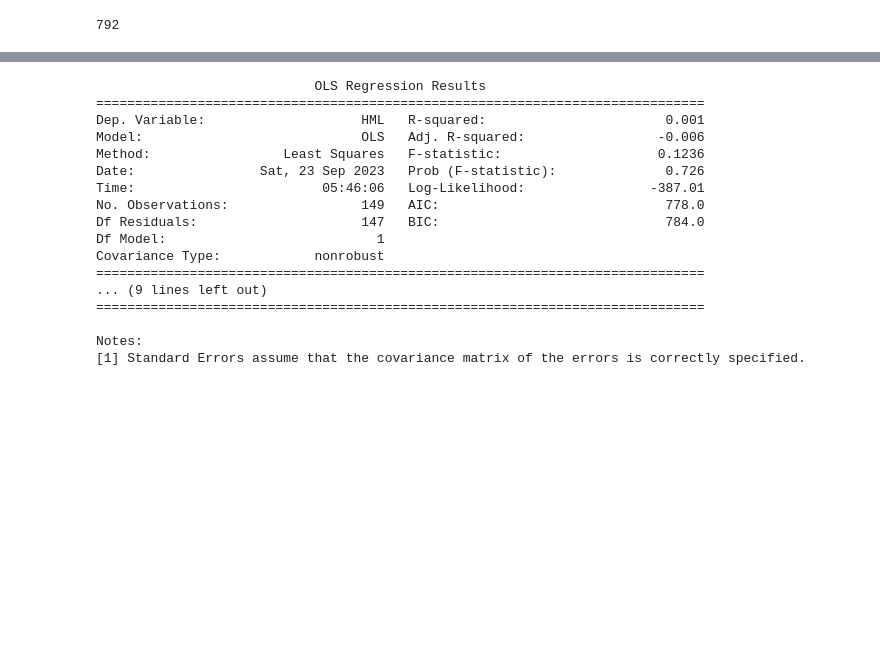
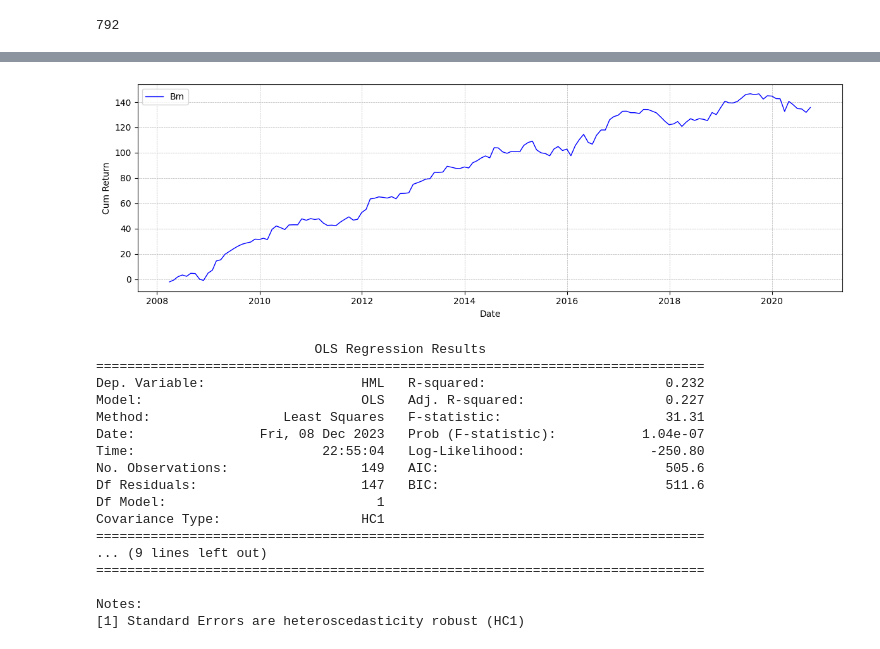
Before and after one commit to boyu571/Quant_Finance, a Jupyter notebook: Project III-2 Calculation of Factors.ipynb, the cells around one changed output, grey strips where cells are left out. Cells and saved outputs as stored; diff of their text form; code cells hidden in the pictures; blank space fills up the shorter version.

```diff
--- a/Project III-2 Calculation of Factors.ipynb
+++ b/Project III-2 Calculation of Factors.ipynb
@@ -304,0 +607,3 @@ result.T
+# %%
+cumulative_return_hml = RHPS['HML'].cumsum()
+cumulative_return_hml
@@ -305,7 +624,29 @@ result.T
+# %%
+value = cumulative_return_hml
+# %%
+# Create a DataFrame for plotting
+df_hml = value
+# Create the plot
+plt.figure(figsize=(12, 4))  # Set the figure size to match the reference image
+plt.plot(df_hml.index, df_hml, color='blue', label='Bm', linewidth=1)
+
+# Replicate the style of the reference plot
+# plt.fill_between(df_hml.index, df_hml, color='blue', alpha=0.3)  # Fill under the line plot
+plt.grid(True, which='both', linestyle='--', linewidth=0.5)  # Grid lines
+plt.legend(loc='upper left')  # Legend to match the reference
+# plt.title(' Time Series')  # Title
+plt.xlabel('Date')  # X-axis Label
+plt.ylabel('Cum Return')  # Y-axis Label
+plt.tight_layout()  # Fit the plot neatly
+
+# Show the plot
+plt.show()
+# %% [output]
+[figure, added]
 # %%
 # Read Data for the Market Return and Risk-free rate
 
-Mdata = pd.read_csv("/gdrive//MyDrive/QuantFinance/data.csv",index_col=0 )
+Mdata = pd.read_csv("data.csv",index_col=0 )
 Mdata.index = pd.to_datetime(Mdata.index)
 Mdata = Mdata.dropna(axis= 0)
 n = Mdata.shape[0]
@@ -316,23 +657,23 @@ RF = Mdata.loc["2008-03":"2020-07","RF_M"]
 Y = RHPS.loc["2008-03":"2020-07",'HML']
 X=  pd.concat([MR-RF],axis = 1)
 model = sm.OLS(Y,sm.add_constant(X))
-result = model.fit()
+result = model.fit(cov_type='HC1')
 print(result.summary())
 # %% [output]
                             OLS Regression Results
 ==============================================================================
-Dep. Variable:                    HML   R-squared:                       0.001
-Model:                            OLS   Adj. R-squared:                 -0.006
-Method:                 Least Squares   F-statistic:                    0.1236
-Date:                Sat, 23 Sep 2023   Prob (F-statistic):              0.726
-Time:                        05:46:06   Log-Likelihood:                -387.01
-No. Observations:                 149   AIC:                             778.0
-Df Residuals:                     147   BIC:                             784.0
+Dep. Variable:                    HML   R-squared:                       0.232
+Model:                            OLS   Adj. R-squared:                  0.227
+Method:                 Least Squares   F-statistic:                     31.31
+Date:                Fri, 08 Dec 2023   Prob (F-statistic):           1.04e-07
+Time:                        22:55:04   Log-Likelihood:                -250.80
+No. Observations:                 149   AIC:                             505.6
+Df Residuals:                     147   BIC:                             511.6
 Df Model:                           1
-Covariance Type:            nonrobust
+Covariance Type:                  HC1
 ==============================================================================
 ... (9 lines left out)
 ==============================================================================
 
 Notes:
-[1] Standard Errors assume that the covariance matrix of the errors is correctly specified.
+[1] Standard Errors are heteroscedasticity robust (HC1)
```
Also changed, not shown: parts of 27 cells of this notebook, 2 other files.
